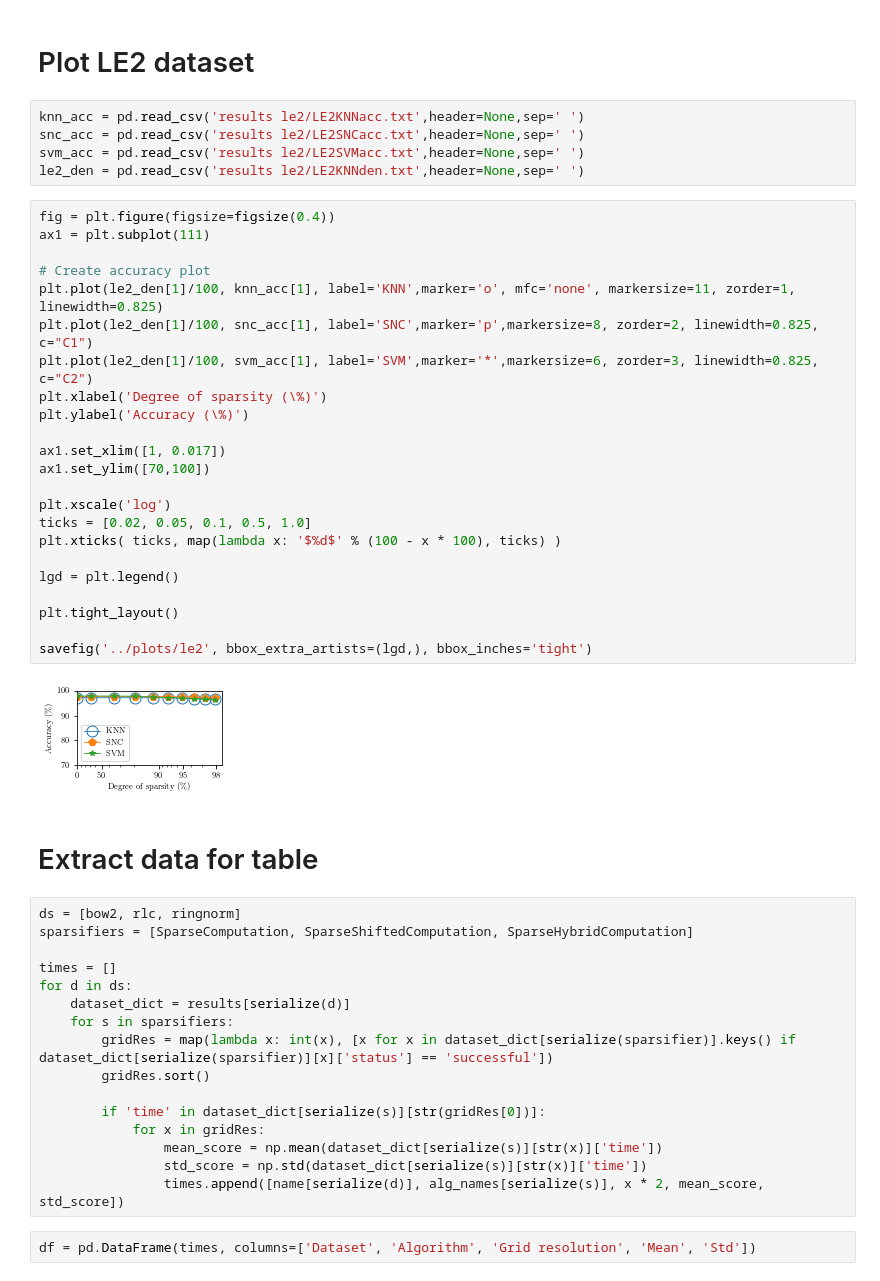
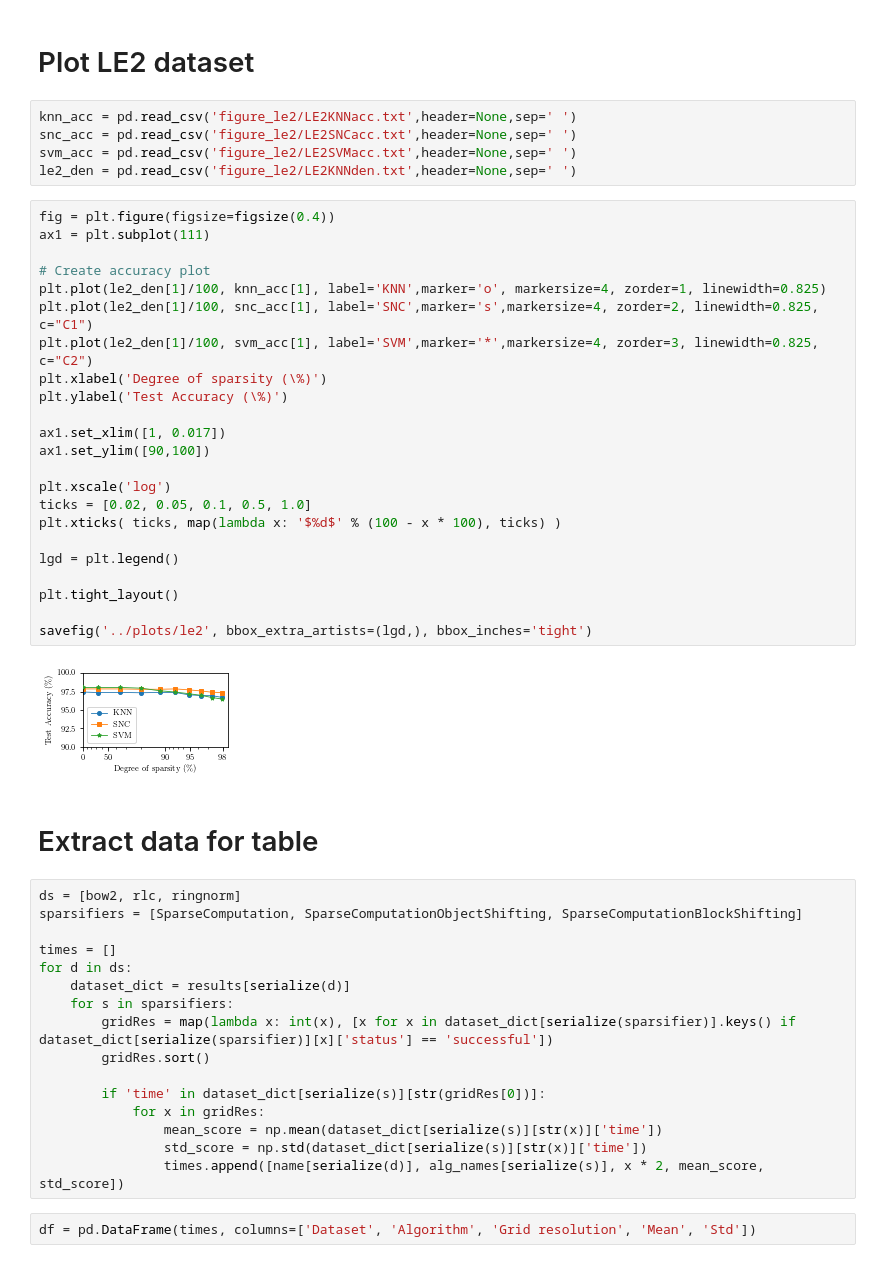
Before and after one commit to quic0/sparse-experiments, a Jupyter notebook: plotting.ipynb, the cells around one changed output. Drawn from its saved outputs; the diff is of its cells as text.

Commit message:
Update label duplicate ratio

```diff
--- a/plotting.ipynb
+++ b/plotting.ipynb
@@ -209,40 +221,40 @@ savefig('../plots/covtype_time', bbox_extra_artists=(lgd,), bbox_inches='tight')
 # %% [markdown]
 # Plot LE2 dataset
 # %%
-knn_acc = pd.read_csv('results le2/LE2KNNacc.txt',header=None,sep=' ')
-snc_acc = pd.read_csv('results le2/LE2SNCacc.txt',header=None,sep=' ')
-svm_acc = pd.read_csv('results le2/LE2SVMacc.txt',header=None,sep=' ')
-le2_den = pd.read_csv('results le2/LE2KNNden.txt',header=None,sep=' ')
+knn_acc = pd.read_csv('figure_le2/LE2KNNacc.txt',header=None,sep=' ')
+snc_acc = pd.read_csv('figure_le2/LE2SNCacc.txt',header=None,sep=' ')
+svm_acc = pd.read_csv('figure_le2/LE2SVMacc.txt',header=None,sep=' ')
+le2_den = pd.read_csv('figure_le2/LE2KNNden.txt',header=None,sep=' ')
 # %%
 fig = plt.figure(figsize=figsize(0.4))
 ax1 = plt.subplot(111)
 
 # Create accuracy plot
-plt.plot(le2_den[1]/100, knn_acc[1], label='KNN',marker='o', mfc='none', markersize=11, zorder=1, linewidth=0.825)
-plt.plot(le2_den[1]/100, snc_acc[1], label='SNC',marker='p',markersize=8, zorder=2, linewidth=0.825, c="C1")
-plt.plot(le2_den[1]/100, svm_acc[1], label='SVM',marker='*',markersize=6, zorder=3, linewidth=0.825, c="C2")
+plt.plot(le2_den[1]/100, knn_acc[1], label='KNN',marker='o', markersize=4, zorder=1, linewidth=0.825)
+plt.plot(le2_den[1]/100, snc_acc[1], label='SNC',marker='s',markersize=4, zorder=2, linewidth=0.825, c="C1")
+plt.plot(le2_den[1]/100, svm_acc[1], label='SVM',marker='*',markersize=4, zorder=3, linewidth=0.825, c="C2")
 plt.xlabel('Degree of sparsity (\%)')
-plt.ylabel('Accuracy (\%)')
+plt.ylabel('Test Accuracy (\%)')
 
 ax1.set_xlim([1, 0.017])
-ax1.set_ylim([70,100])
+ax1.set_ylim([90,100])
 
 plt.xscale('log')
 ticks = [0.02, 0.05, 0.1, 0.5, 1.0]
 plt.xticks( ticks, map(lambda x: '$%d$' % (100 - x * 100), ticks) )
 
 lgd = plt.legend()
 
 plt.tight_layout()
 
 savefig('../plots/le2', bbox_extra_artists=(lgd,), bbox_inches='tight')
 # %% [output]
-[figure, old version]
+[figure, new version]
 # %% [markdown]
 # Extract data for table
 # %%
 ds = [bow2, rlc, ringnorm]
-sparsifiers = [SparseComputation, SparseShiftedComputation, SparseHybridComputation]
+sparsifiers = [SparseComputation, SparseComputationObjectShifting, SparseComputationBlockShifting]
 
 times = []
 for d in ds:
```
Also changed, not shown: parts of 7 cells of this notebook.
